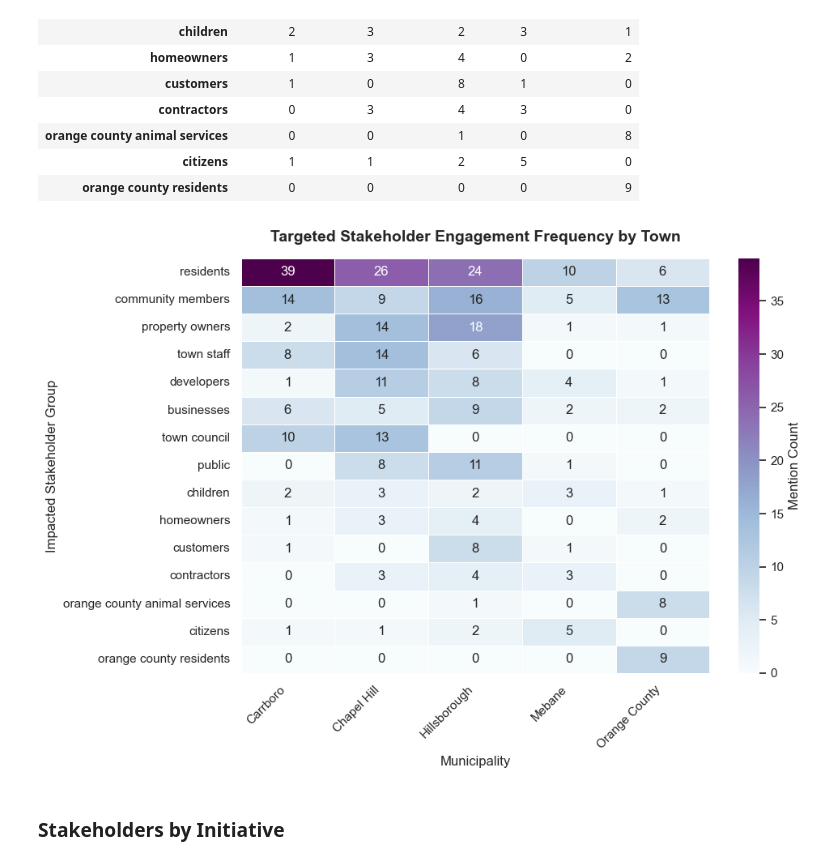
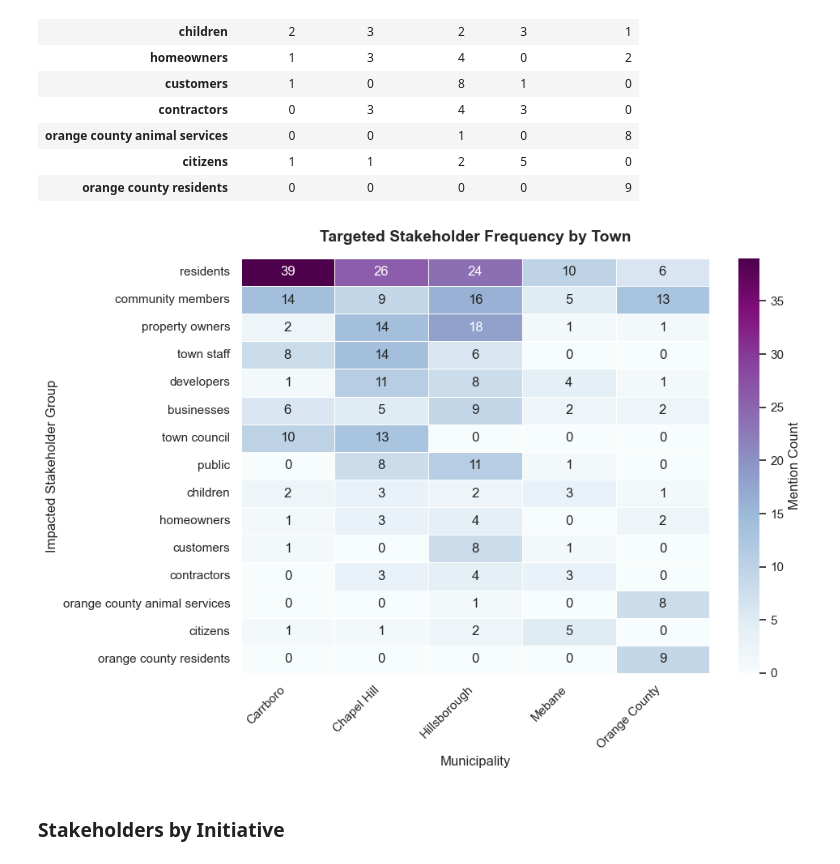
Before and after one commit to kristenvinh/Mapping-Gov-Priorities-Using-NLP-and-MTP, a Jupyter notebook: src/analysis/Initiative_Analysis.ipynb, the cells around one changed output. Cells and saved outputs as stored; diff of their text form; code cells hidden in the pictures.

```diff
--- a/src/analysis/Initiative_Analysis.ipynb
+++ b/src/analysis/Initiative_Analysis.ipynb
@@ -279,27 +281,28 @@ Top 15 Stakeholders Breakdown by Municipality:
 # %%
 plt.figure(figsize=(10, 7))
 
 # Get top 15 stakeholders to keep the visual tidy and insightful
 top_15_stakeholders_df = stakeholders_vs_municipality.head(15)
 
 sns.heatmap(
     top_15_stakeholders_df,
     annot=True,
     cmap='BuPu',
     fmt='d',
     linewidths=0.5,
     cbar_kws={'label': 'Mention Count'}
 )
 
-plt.title('Targeted Stakeholder Engagement Frequency by Town', fontsize=14, pad=15, weight='bold')
+plt.title('Targeted Stakeholder Frequency by Town', fontsize=14, pad=15, weight='bold')
 plt.xlabel('Municipality', fontsize=12)
 plt.ylabel('Impacted Stakeholder Group', fontsize=12)
 plt.xticks(rotation=45, ha='right')
 
 plt.tight_layout()
+plt.savefig("../../data/analysis/stakeholder_distribution_heatmap.png", dpi=300, bbox_inches='tight')
 plt.show()
 # %% [output]
-[figure, old version]
+[figure, new version]
 # %% [markdown]
 ### Stakeholders by Initiative
 # %%
```
Also changed, not shown: parts of 2 cells of this notebook, 5 other files.
